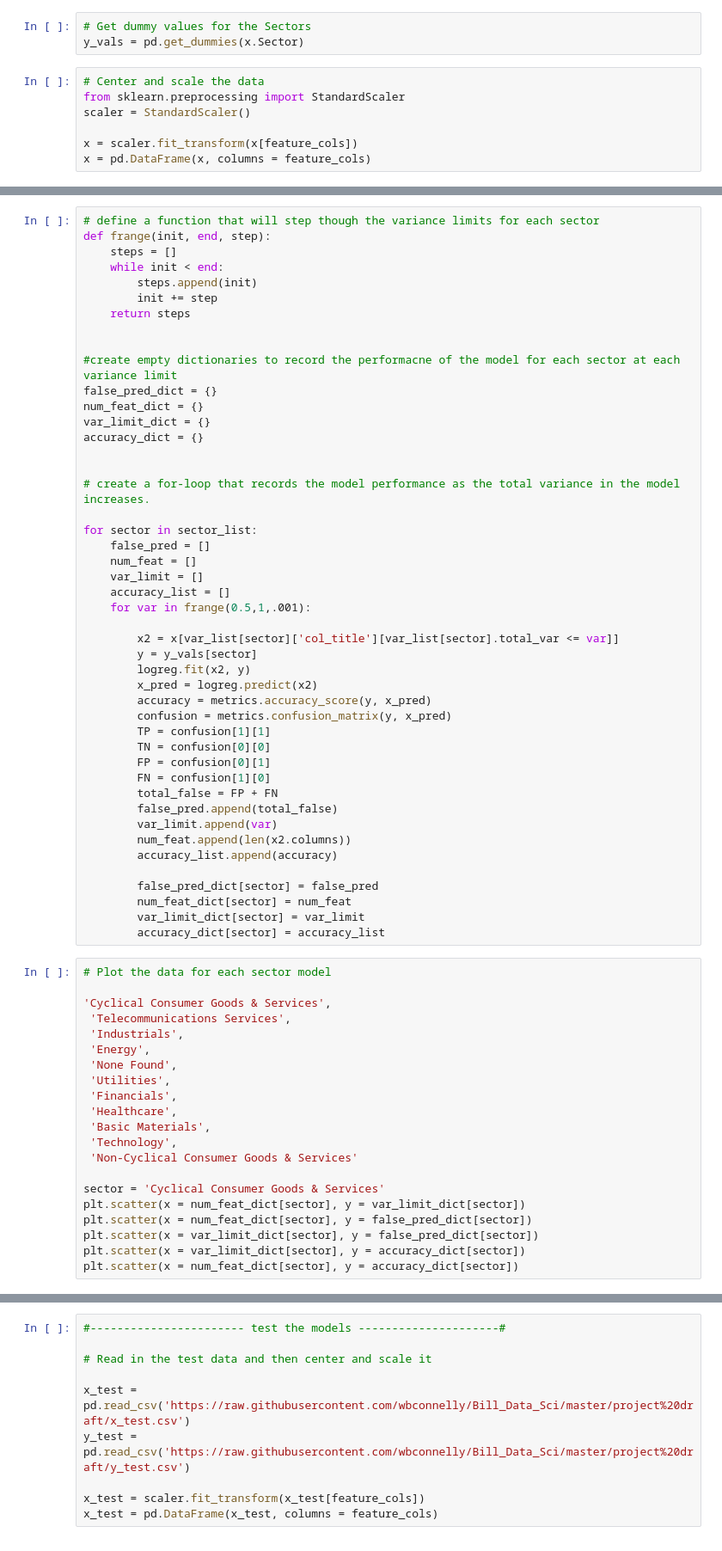
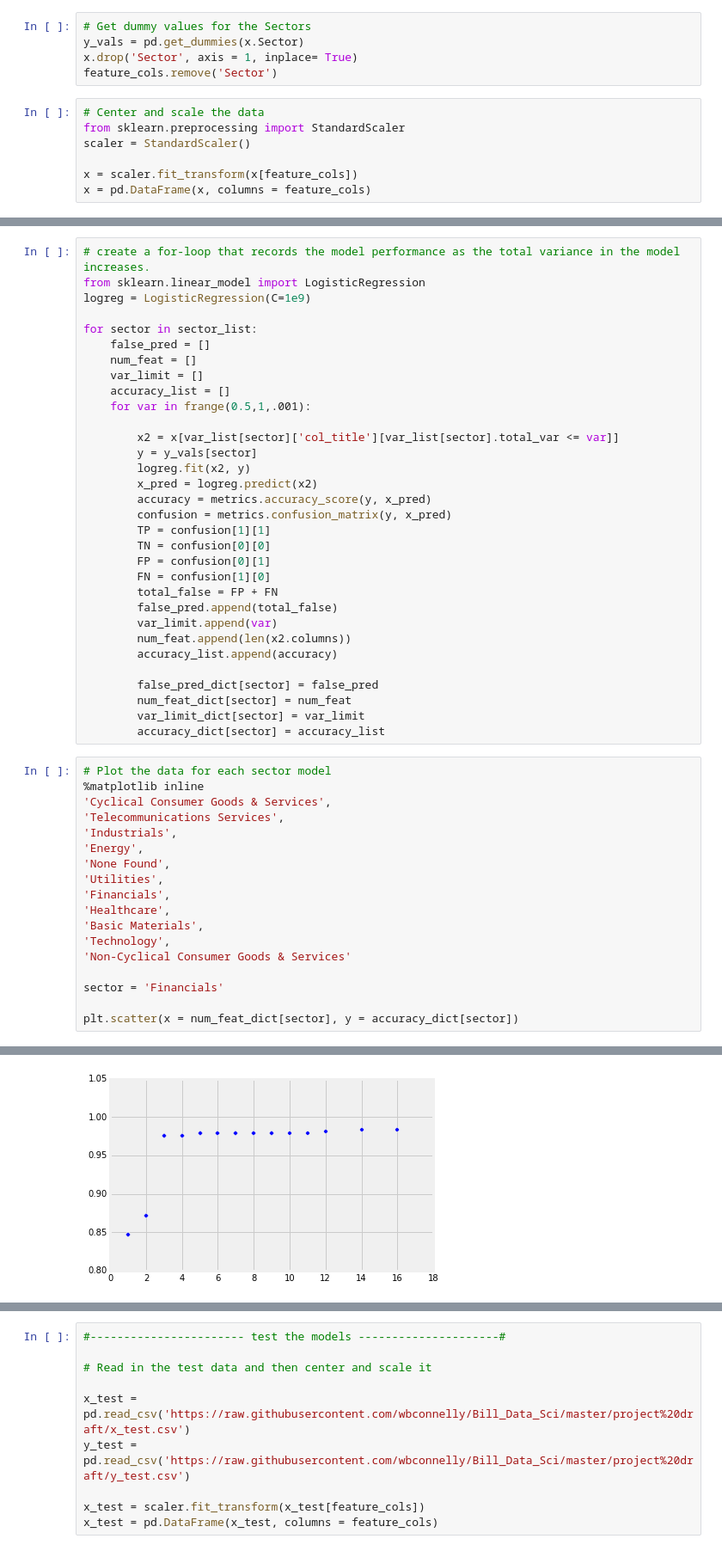
Before and after one commit to wbconnelly/project_final, a Jupyter notebook: log_reg.ipynb, the cells around one changed output, grey strips where cells are left out. Shown at 86% size. Saved outputs shown, nothing was run; the diff lists cells and outputs as text.

```diff
--- a/log_reg.ipynb
+++ b/log_reg.ipynb
@@ -83,6 +97,8 @@ for sector in sector_list:
 # %%
 # Get dummy values for the Sectors
 y_vals = pd.get_dummies(x.Sector)
+x.drop('Sector', axis = 1, inplace= True)
+feature_cols.remove('Sector')
 # %%
 # Center and scale the data
 from sklearn.preprocessing import StandardScaler
@@ -122,21 +171,7 @@ for sector in sector_list:
 # %%
-# define a function that will step though the variance limits for each sector
-def frange(init, end, step):
-    steps = []
-    while init < end:
-        steps.append(init)
-        init += step
-    return steps
-
-
-#create empty dictionaries to record the performacne of the model for each sector at each variance limit
-false_pred_dict = {}
-num_feat_dict = {}
-var_limit_dict = {}
-accuracy_dict = {}
-
-
 # create a for-loop that records the model performance as the total variance in the model increases.
+from sklearn.linear_model import LogisticRegression
+logreg = LogisticRegression(C=1e9)
 
 for sector in sector_list:
     false_pred = []
@@ -167,22 +202,20 @@ for sector in sector_list:
         accuracy_dict[sector] = accuracy_list
 # %%
 # Plot the data for each sector model
+%matplotlib inline
+'Cyclical Consumer Goods & Services',
+'Telecommunications Services',
+'Industrials',
+'Energy',
+'None Found',
+'Utilities',
+'Financials',
+'Healthcare',
+'Basic Materials',
+'Technology',
+'Non-Cyclical Consumer Goods & Services'
 
-'Cyclical Consumer Goods & Services',
- 'Telecommunications Services',
- 'Industrials',
- 'Energy',
- 'None Found',
- 'Utilities',
- 'Financials',
- 'Healthcare',
- 'Basic Materials',
- 'Technology',
- 'Non-Cyclical Consumer Goods & Services'
+sector = 'Financials'
 
-sector = 'Cyclical Consumer Goods & Services'
-plt.scatter(x = num_feat_dict[sector], y = var_limit_dict[sector])
-plt.scatter(x = num_feat_dict[sector], y = false_pred_dict[sector])
-plt.scatter(x = var_limit_dict[sector], y = false_pred_dict[sector])
-plt.scatter(x = var_limit_dict[sector], y = accuracy_dict[sector])
 plt.scatter(x = num_feat_dict[sector], y = accuracy_dict[sector])
+# %% [output]
@@ -188,0 +223 @@ plt.scatter(x = num_feat_dict[sector], y = accuracy_dict[sector])
+[figure, added]
```
Also changed, not shown: parts of 12 cells of this notebook.
